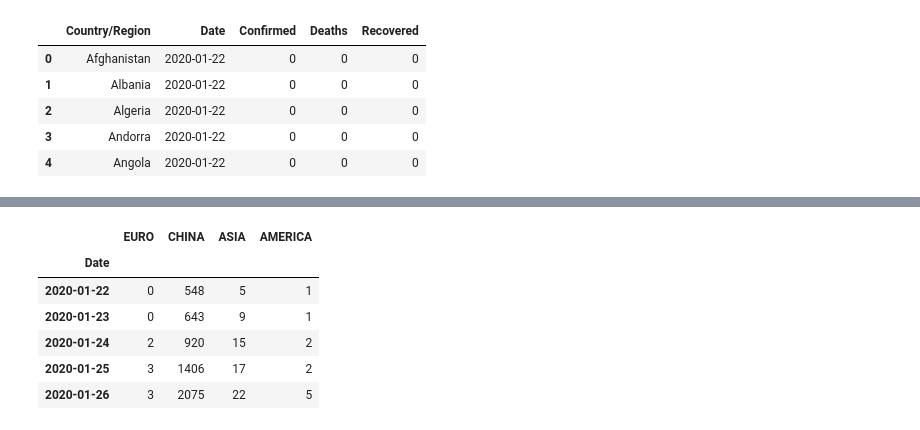
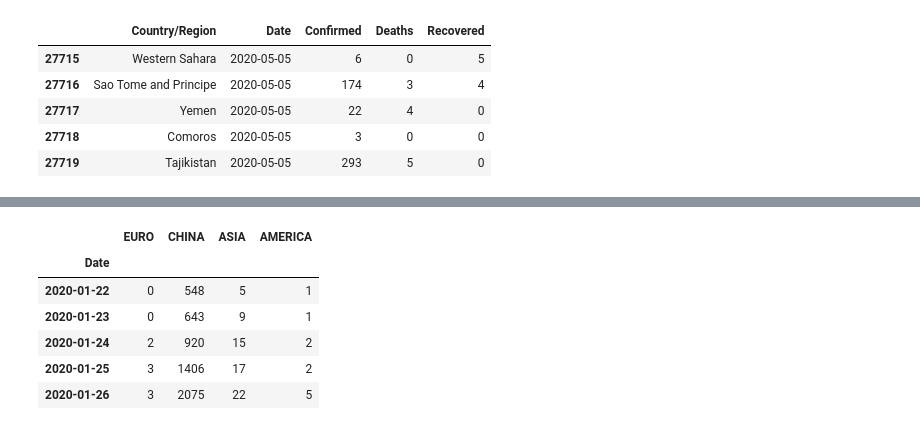
Before and after one commit to Hinterhalter/Post-COVID-19_modeling, a Jupyter notebook: Make_dataset.ipynb, the cells around one changed output, grey strips where cells are left out. Saved outputs shown, nothing was run; the diff lists cells and outputs as text; code cells hidden in the pictures.

```diff
--- a/Make_dataset.ipynb
+++ b/Make_dataset.ipynb
@@ -18,13 +18,13 @@ kag['Date'] = pd.to_datetime(kag['Date'])
 # %%
 kag.drop(['Province/State', 'Lat', 'Long'], axis=1, inplace=True)
 # %%
-kag.head()
+kag.tail()
 # %% [output]
 |  | Country/Region | Date | Confirmed | Deaths | Recovered |
-| 0 | Afghanistan | 2020-01-22 | 0 | 0 | 0 |
-| 1 | Albania | 2020-01-22 | 0 | 0 | 0 |
-| 2 | Algeria | 2020-01-22 | 0 | 0 | 0 |
-| 3 | Andorra | 2020-01-22 | 0 | 0 | 0 |
-| 4 | Angola | 2020-01-22 | 0 | 0 | 0 |
+| 27715 | Western Sahara | 2020-05-05 | 6 | 0 | 5 |
+| 27716 | Sao Tome and Principe | 2020-05-05 | 174 | 3 | 4 |
+| 27717 | Yemen | 2020-05-05 | 22 | 4 | 0 |
+| 27718 | Comoros | 2020-05-05 | 3 | 0 | 0 |
+| 27719 | Tajikistan | 2020-05-05 | 293 | 5 | 0 |
 # %%
 pivoted_kag = kag.pivot_table(index = 'Date', columns = 'Country/Region', values='Confirmed', aggfunc='sum')
```
Also changed, not shown: parts of 8 cells of this notebook, 3 other files.
